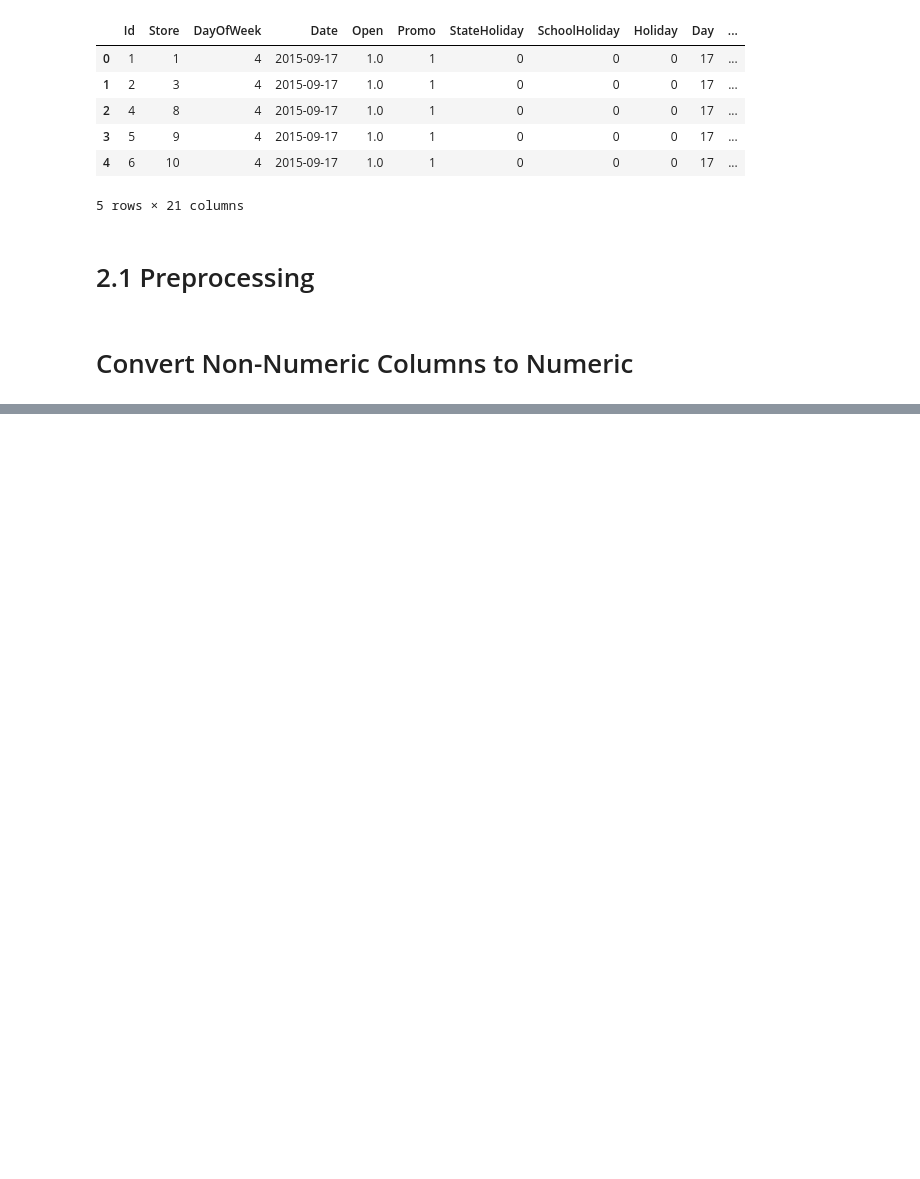
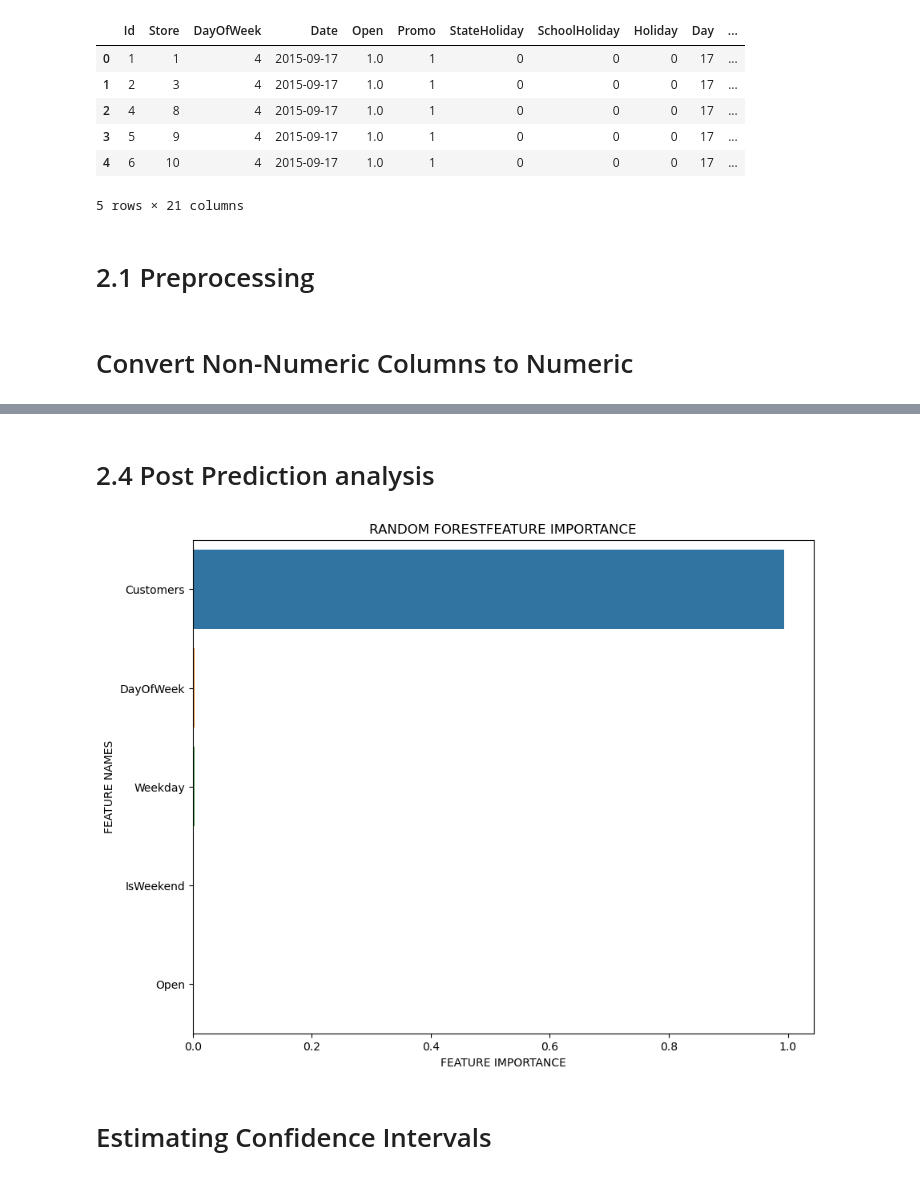
Before and after one commit to MohdJubairKhan/Pharmaceutical-Sales-prediction-across-multiple-stores, a Jupyter notebook: notebook/Task 2 - Prediction_of_store_sales.ipynb, the cells around one changed output, grey strips where cells are left out. Cells and saved outputs as stored; diff of their text form; code cells hidden in the pictures; blank space fills up the shorter version.

```diff
--- a/notebook/Task 2 - Prediction_of_store_sales.ipynb
+++ b/notebook/Task 2 - Prediction_of_store_sales.ipynb
@@ -116,0 +315,7 @@ test_store_data.sample(5)
+# %%
+model_GBR = Pipeline([
+    ('regressor', GradientBoostingRegressor(n_estimators=100))
+])
+# %%
+# Train the model
+model_GBR.fit(X_train, y_train)
@@ -116,0 +390,26 @@ test_store_data.sample(5)
+# %% [markdown]
+# 2.4 Post Prediction analysis
+# %%
+def plot_feature_importance(importance,names,model_type):
+    feature_importance = np.array(importance)
+    feature_names = np.array(names)
+
+    df_train={'feature_names':feature_names,'feature_importance':feature_importance}
+    df_train = pd.DataFrame(df_train)
+
+    df_train.sort_values(by=['feature_importance'], ascending=False,inplace=True)
+
+    #Define size of bar plot
+    plt.figure(figsize=(10,8))
+    sns.barplot(x='feature_importance', y='feature_names', data=df_train)
+    plt.title(model_type + 'FEATURE IMPORTANCE')
+    plt.xlabel('FEATURE IMPORTANCE')
+    plt.ylabel('FEATURE NAMES')
+# %%
+regressor = model_RFG.named_steps['regressor']
+# %%
+plot_feature_importance(regressor.feature_importances_,X_train.columns,'RANDOM FOREST')
+# %% [output]
+[figure, added]
+# %% [markdown]
+# Estimating Confidence Intervals
```
Also changed, not shown: parts of 64 cells of this notebook, 1 other file.
